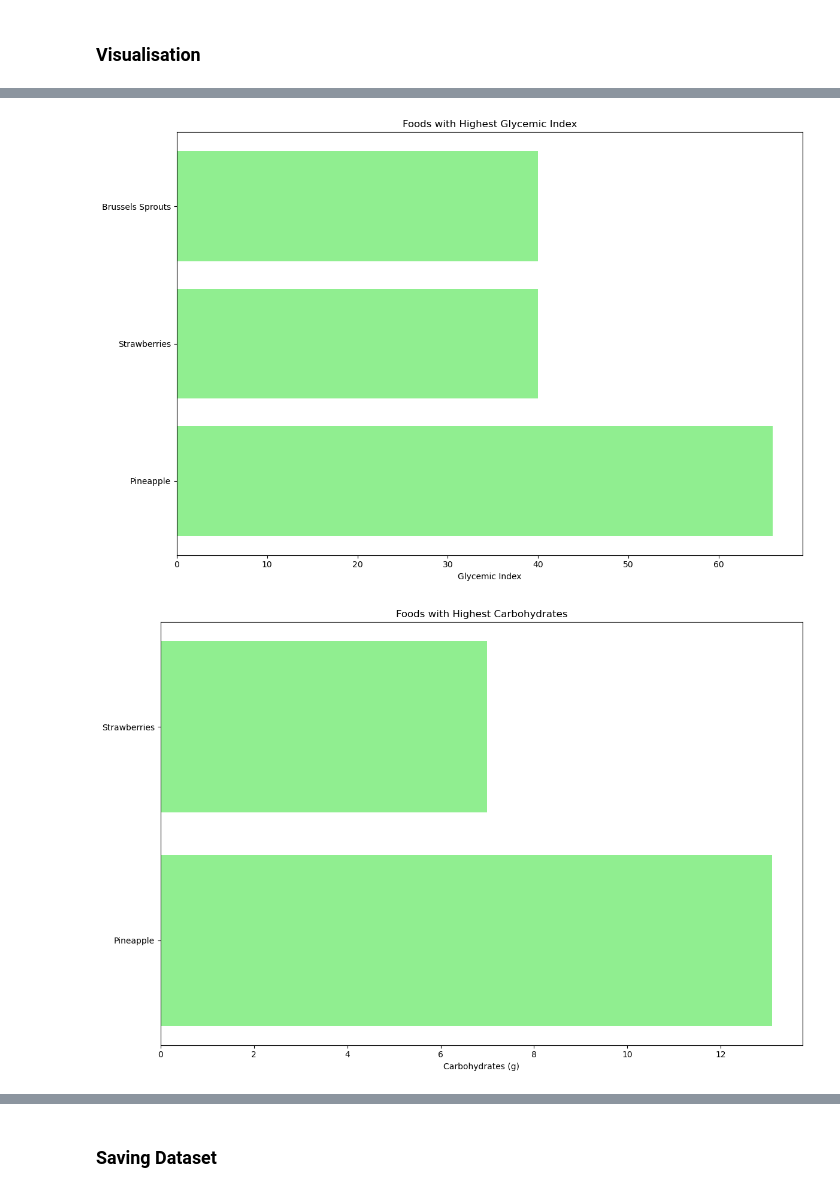
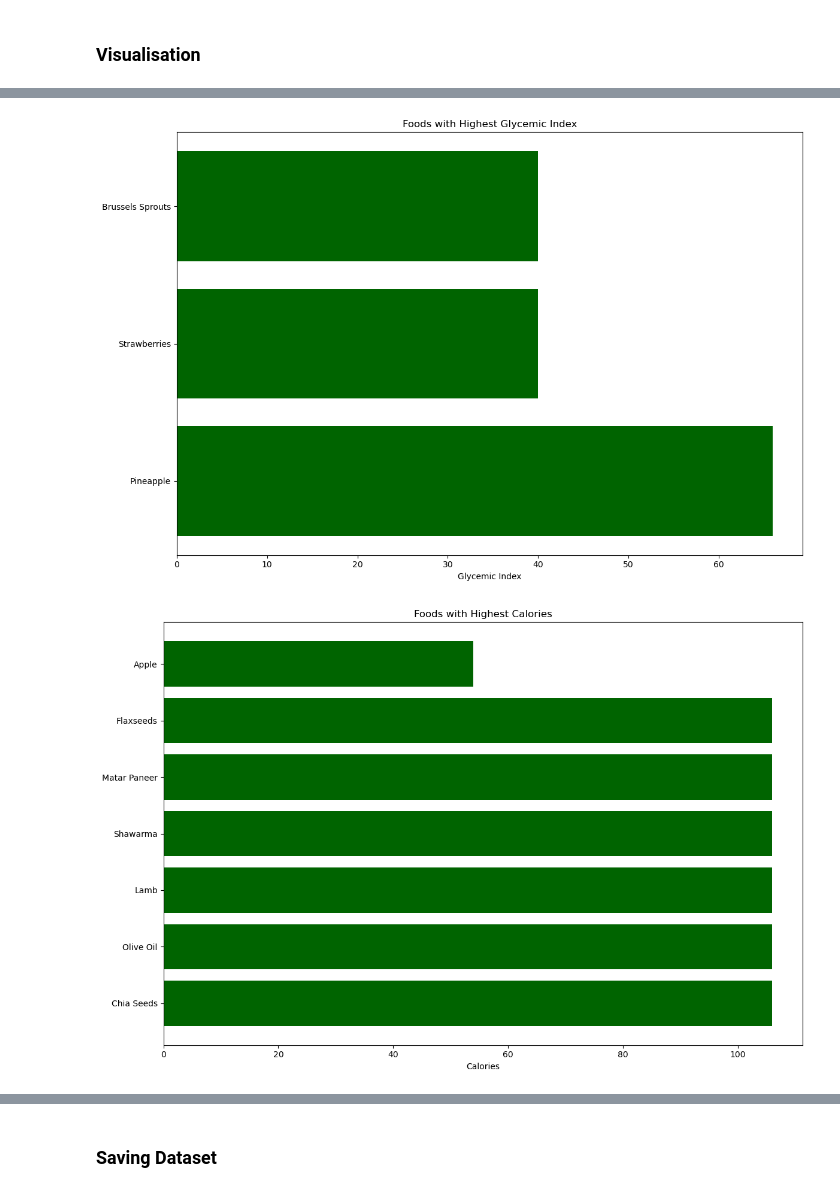
Before and after one commit to zoya-hammad/NutriVision, a Jupyter notebook: nutritional_assistant/data preprocessing/glycemic_index_preprocessing.ipynb, the cells around one changed output, grey strips where cells are left out. Cells and saved outputs as stored; diff of their text form; code cells hidden in the pictures.

Commit message:
Updated to include the following cols: Calories, Protein, Fat

```diff
--- a/nutritional_assistant/data preprocessing/glycemic_index_preprocessing.ipynb
+++ b/nutritional_assistant/data preprocessing/glycemic_index_preprocessing.ipynb
@@ -127,7 +128,7 @@ df['Suitable for Diabetes'] = df['Suitable for Diabetes'].apply(lambda x: 1 if '
 df = df[df['Suitable for Diabetes'] == 1]
 
 # Keep relevant columns
-df = df[['Food Name', 'Glycemic Index', 'Carbohydrates','Fiber Content']]
+df = df[['Food Name', 'Glycemic Index','Calories', 'Carbohydrates', 'Protein', 'Fat', 'Fiber Content']]
 # %%
 print(df.head())
 # note - it is possible for foods to have a glycemic index of 0 or close to 0
@@ -181,35 +225,68 @@ plt.close()
 # Foods by Glycemic Index
 top_gi = df.sort_values(by='Glycemic Index', ascending=False).head(10)
 plt.figure(figsize=(12, 8))
-plt.barh(top_gi['Food Name'], top_gi['Glycemic Index'],  color='lightgreen')
+plt.barh(top_gi['Food Name'], top_gi['Glycemic Index'],  color='darkgreen')
 plt.title('Foods with Highest Glycemic Index')
 plt.xlabel('Glycemic Index')
 plt.tight_layout()
 plt.savefig('visualizations/gi_foods_highest.png', dpi=300)
 plt.show()
 plt.close()
 
+# Foods by Calories
+top_calories = df.sort_values(by='Calories', ascending=False).head(10)
+plt.figure(figsize=(12, 8))
+plt.barh(top_calories['Food Name'], top_calories['Calories'], color='darkgreen')
+plt.title('Foods with Highest Calories')
+plt.xlabel('Calories')
+plt.tight_layout()
+plt.savefig('visualizations/calorie_foods_highest.png', dpi=300)
+plt.show()
+plt.close()
+
 # Foods by Carbohydrates
 top_carb = df.sort_values(by='Carbohydrates', ascending=False).head(10)
 plt.figure(figsize=(12, 8))
-plt.barh(top_carb['Food Name'], top_carb['Carbohydrates'],  color='lightgreen')
+plt.barh(top_carb['Food Name'], top_carb['Carbohydrates'],  color='darkgreen')
 plt.title('Foods with Highest Carbohydrates')
 plt.xlabel('Carbohydrates (g)')
 plt.tight_layout()
 plt.savefig('visualizations/carb_foods_highest.png', dpi=300)
 plt.show()
 plt.close()
 
+# Foods by Protein
+top_protein = df.sort_values(by='Protein', ascending=False).head(10)
+plt.figure(figsize=(12, 8))
+plt.barh(top_protein['Food Name'], top_protein['Protein'], color='darkgreen')
+plt.title('Foods with Highest Protein Content')
+plt.xlabel('Protein (g)')
+plt.tight_layout()
+plt.savefig('visualizations/protein_foods_highest.png', dpi=300)
+plt.show()
+plt.close()
+
+# Foods by Fat
+top_fat = df.sort_values(by='Fat', ascending=False).head(10)
+plt.figure(figsize=(12, 8))
+plt.barh(top_fat['Food Name'], top_fat['Fat'], color='darkgreen')
+plt.title('Foods with Highest Fat Content')
+plt.xlabel('Fat (g)')
+plt.tight_layout()
+plt.savefig('visualizations/fat_foods_highest.png', dpi=300)
+plt.show()
+plt.close()
+
 # Foods by Fiber Content
 top_carb = df.sort_values(by='Fiber Content', ascending=False).head(10)
 plt.figure(figsize=(12, 8))
-plt.barh(top_carb['Food Name'], top_carb['Fiber Content'],  color='lightgreen')
+plt.barh(top_carb['Food Name'], top_carb['Fiber Content'],  color='darkgreen')
 plt.title('Foods with Highest Fiber Content')
 plt.xlabel('Fiber Content (g)')
 plt.tight_layout()
 plt.savefig('visualizations/fiber_foods_highest.png', dpi=300)
 plt.show()
 plt.close()
 # %% [output]
-[figure, old version]
+[figure, new version]
-[figure, old version]
+[figure, new version]
```
Also changed, not shown: parts of 5 cells of this notebook.
